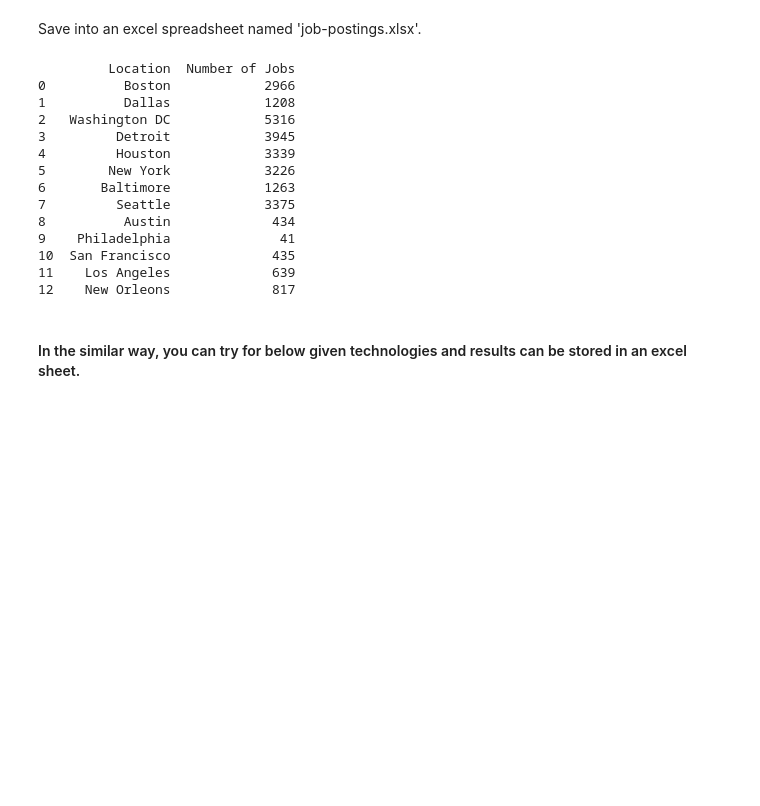
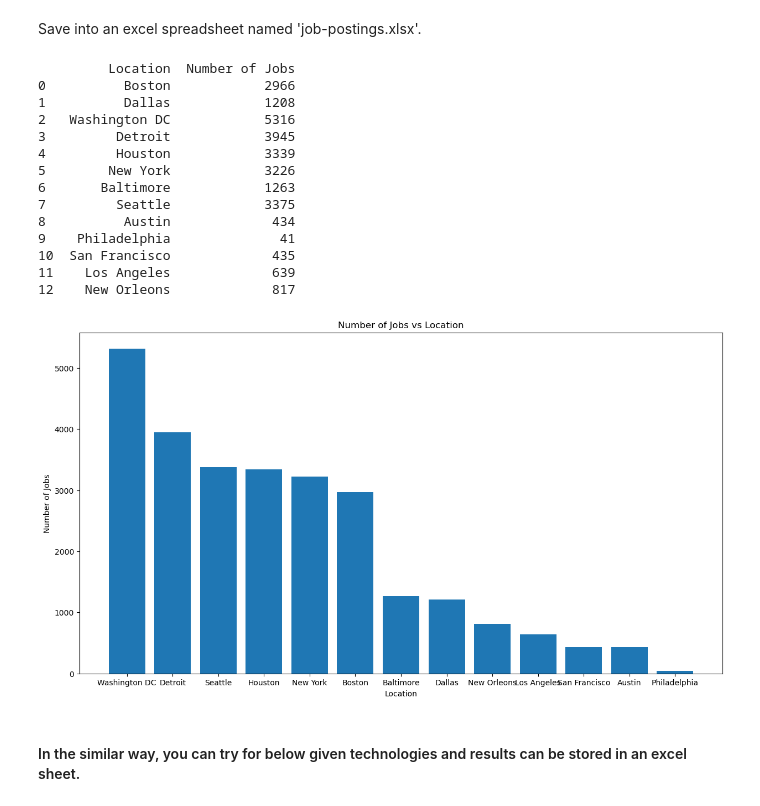
Before and after one commit to akshaykharbanda/IBM-Data-Analyst-Capstone-Project, a Jupyter notebook: Collecting_Jobs_data_Using_API-Questions.ipynb, the cells around one changed output. Cells and saved outputs as stored; diff of their text form; code cells hidden in the pictures; blank space fills up the shorter version.

```diff
--- a/Collecting_Jobs_data_Using_API-Questions.ipynb
+++ b/Collecting_Jobs_data_Using_API-Questions.ipynb
@@ -234,24 +238,34 @@ Save into an excel spreadsheet named 'job-postings.xlsx'.
 #your code goes here
 wb1.save('job-postings.xlsx')
 wb1.close()
-# %%
-job_data = pd.read_excel("job-postings.xlsx")
-print(job_data)
-# %% [output]
-         Location  Number of Jobs
-0          Boston            2966
-1          Dallas            1208
-2   Washington DC            5316
-3         Detroit            3945
-4         Houston            3339
-5        New York            3226
-6       Baltimore            1263
-7         Seattle            3375
-8          Austin             434
-9    Philadelphia              41
-10  San Francisco             435
-11    Los Angeles             639
-12    New Orleons             817
+# %%
+job_data = pd.read_excel("job-postings.xlsx")
+print(job_data)
+job_data = job_data.sort_values('Number of Jobs', ascending = False)
+
+import matplotlib.pyplot as plt
+plt.figure(figsize=(15,8))
+plt.bar(job_data['Location'], job_data['Number of Jobs'])
+plt.xlabel('Location')
+plt.ylabel('Number of Jobs')
+plt.title('Number of Jobs vs Location')
+plt.show()
+# %% [output]
+         Location  Number of Jobs
+0          Boston            2966
+1          Dallas            1208
+2   Washington DC            5316
+3         Detroit            3945
+4         Houston            3339
+5        New York            3226
+6       Baltimore            1263
+7         Seattle            3375
+8          Austin             434
+9    Philadelphia              41
+10  San Francisco             435
+11    Los Angeles             639
+12    New Orleons             817
+[figure, added]
 # %% [markdown]
 #### In the similar way, you can try for below given technologies and results  can be stored in an excel sheet.
 # %% [markdown]
```
Also changed, not shown: parts of 1 cell of this notebook, 6 other files.
